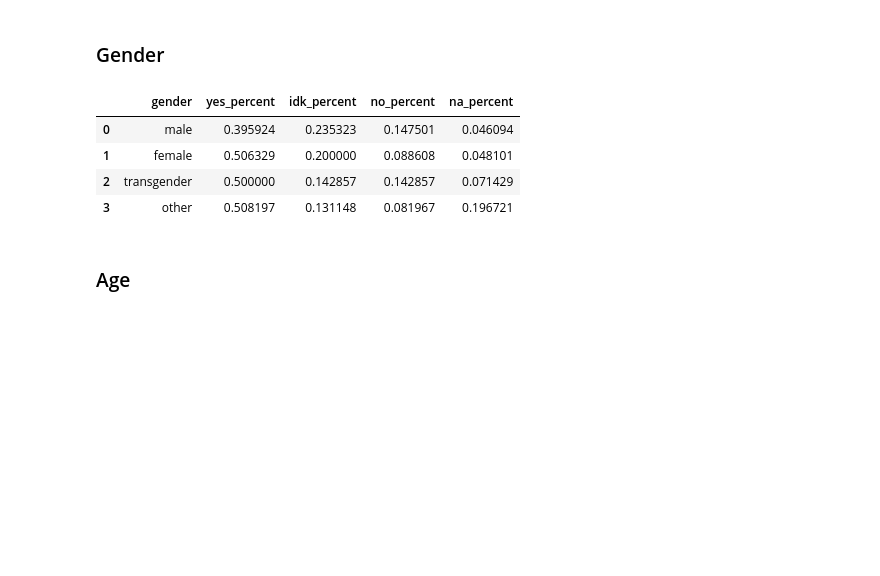
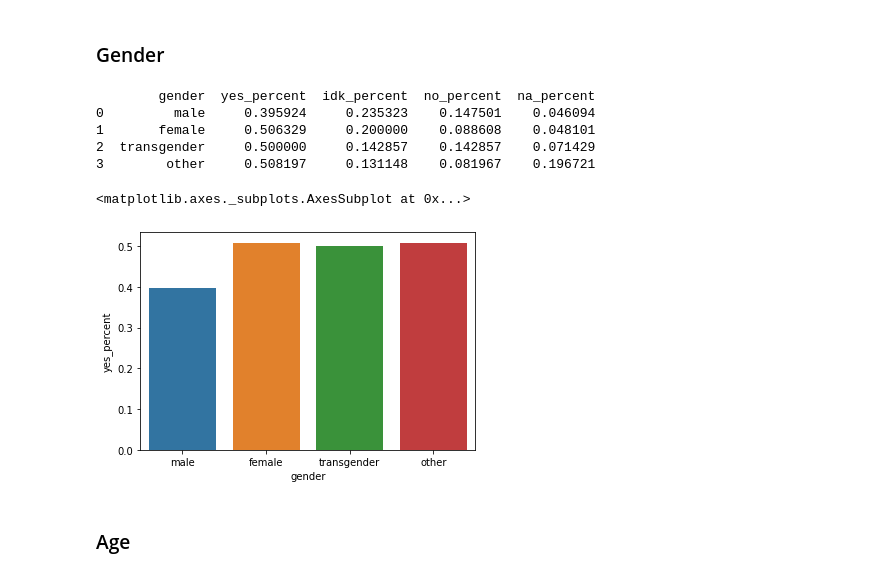
Before and after one commit to alexisbianco0919/compsci216-project, a Jupyter notebook: mh_benefits_analysis.ipynb, the cells around one changed output. Drawn from its saved outputs; the diff is of its cells as text; code cells hidden in the pictures; blank space fills up the shorter version.

Commit message:
added visualizations for demographic comparisons

```diff
--- a/mh_benefits_analysis.ipynb
+++ b/mh_benefits_analysis.ipynb
@@ -63,39 +63,44 @@ row_male = ['male', (num_of_yes_male/num_of_male), (num_of_idk_male/num_of_male)
 
 female_df = cd[cd['gender_cleaned'] == 'female']
 num_of_female = len(female_df)
 num_of_yes_female = len(female_df[female_df['mh_benefits'] == 'Yes'])
 num_of_idk_female = len(female_df[female_df['mh_benefits'] == 'I don\'t know'])
 num_of_no_female = len(female_df[female_df['mh_benefits'] == 'No'])
 num_of_na_female = len(female_df[female_df['mh_benefits'] == 'Not eligible for coverage / NA'])
 row_female = ['female', (num_of_yes_female/num_of_female), (num_of_idk_female/num_of_female), (num_of_no_female/num_of_female), (num_of_na_female/num_of_female)]
 
 transgender_df = cd[cd['gender_cleaned'] == 'transgender']
 num_of_transgender = len(transgender_df)
 num_of_yes_transgender = len(transgender_df[transgender_df['mh_benefits'] == 'Yes'])
 num_of_idk_transgender = len(transgender_df[transgender_df['mh_benefits'] == 'I don\'t know'])
 num_of_no_transgender = len(transgender_df[transgender_df['mh_benefits'] == 'No'])
 num_of_na_transgender = len(transgender_df[transgender_df['mh_benefits'] == 'Not eligible for coverage / NA'])
 row_transgender = ['transgender', (num_of_yes_transgender/num_of_transgender), (num_of_idk_transgender/num_of_transgender), (num_of_no_transgender/num_of_transgender), (num_of_na_transgender/num_of_transgender)]
 
 other_df = cd[cd['gender_cleaned'] == 'other']
 num_of_other = len(other_df)
 num_of_yes_other = len(other_df[other_df['mh_benefits'] == 'Yes'])
 num_of_idk_other = len(other_df[other_df['mh_benefits'] == 'I don\'t know'])
 num_of_no_other = len(other_df[other_df['mh_benefits'] == 'No'])
 num_of_na_other = len(other_df[other_df['mh_benefits'] == 'Not eligible for coverage / NA'])
 row_other = ['other', (num_of_yes_other/num_of_other), (num_of_idk_other/num_of_other), (num_of_no_other/num_of_other), (num_of_na_other/num_of_other)]
 
 
 lst = [row_male, row_female, row_transgender, row_other]
 
 gender_comparison = pd.DataFrame(lst, columns =['gender', 'yes_percent', 'idk_percent', 'no_percent', 'na_percent'], dtype = float)
-gender_comparison
+print(gender_comparison)
+
+x = sns.barplot(x="gender", y="yes_percent", data=gender_comparison)
+x
 # %% [output]
-|  | gender | yes_percent | idk_percent | no_percent | na_percent |
-| 0 | male | 0.395924 | 0.235323 | 0.147501 | 0.046094 |
-| 1 | female | 0.506329 | 0.200000 | 0.088608 | 0.048101 |
-| 2 | transgender | 0.500000 | 0.142857 | 0.142857 | 0.071429 |
-| 3 | other | 0.508197 | 0.131148 | 0.081967 | 0.196721 |
+        gender  yes_percent  idk_percent  no_percent  na_percent
+0         male     0.395924     0.235323    0.147501    0.046094
+1       female     0.506329     0.200000    0.088608    0.048101
+2  transgender     0.500000     0.142857    0.142857    0.071429
+3        other     0.508197     0.131148    0.081967    0.196721
+<matplotlib.axes._subplots.AxesSubplot at 0x...>
+[figure, added]
 # %% [markdown]
 ### Age
 # %%
```
Also changed, not shown: parts of 1 cell of this notebook.
